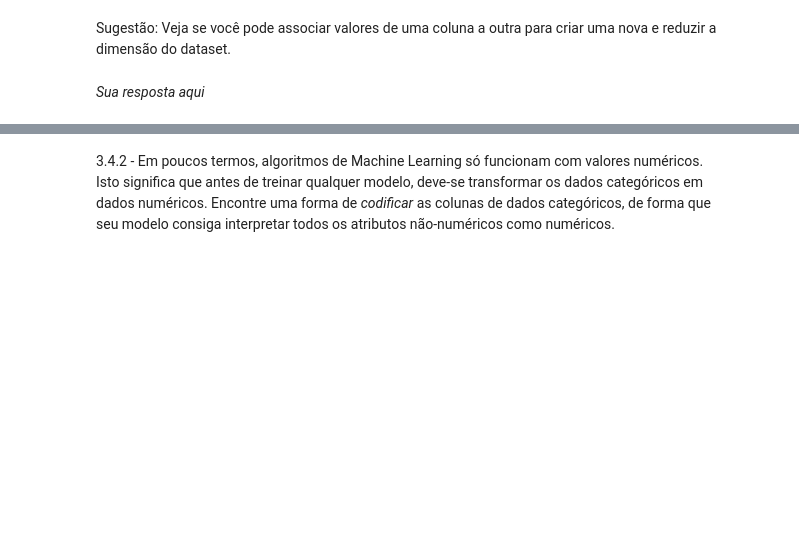
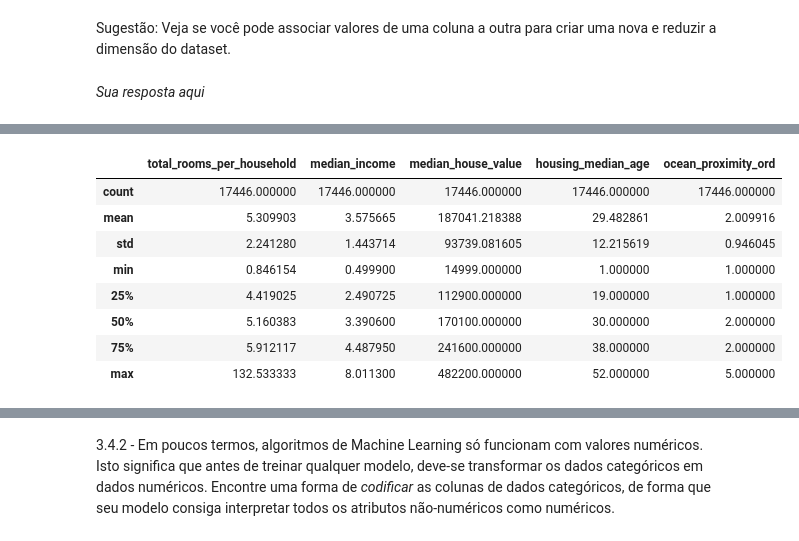
Before and after one commit to lharanhamg/TAIL_notebook_2025, a Jupyter notebook: Cópia_de_Fase2_Luis_Aranha_2025.ipynb, the cells around one changed output, grey strips where cells are left out. Drawn from its saved outputs; the diff is of its cells as text; code cells hidden in the pictures; blank space fills up the shorter version.

```diff
--- a/Cópia_de_Fase2_Luis_Aranha_2025.ipynb
+++ b/Cópia_de_Fase2_Luis_Aranha_2025.ipynb
@@ -1122,0 +1265,12 @@ _Sua resposta aqui_
+# %%
+df_num3.describe()
+# %% [output]
+|  | total_rooms_per_household | median_income | median_house_value | housing_median_age | ocean_proximity_ord |
+| count | 17446.000000 | 17446.000000 | 17446.000000 | 17446.000000 | 17446.000000 |
+| mean | 5.309903 | 3.575665 | 187041.218388 | 29.482861 | 2.009916 |
+| std | 2.241280 | 1.443714 | 93739.081605 | 12.215619 | 0.946045 |
+| min | 0.846154 | 0.499900 | 14999.000000 | 1.000000 | 1.000000 |
+| 25% | 4.419025 | 2.490725 | 112900.000000 | 19.000000 | 1.000000 |
+| 50% | 5.160383 | 3.390600 | 170100.000000 | 30.000000 | 2.000000 |
+| 75% | 5.912117 | 4.487950 | 241600.000000 | 38.000000 | 2.000000 |
+| max | 132.533333 | 8.011300 | 482200.000000 | 52.000000 | 5.000000 |
```
Also changed, not shown: parts of 21 cells of this notebook.
